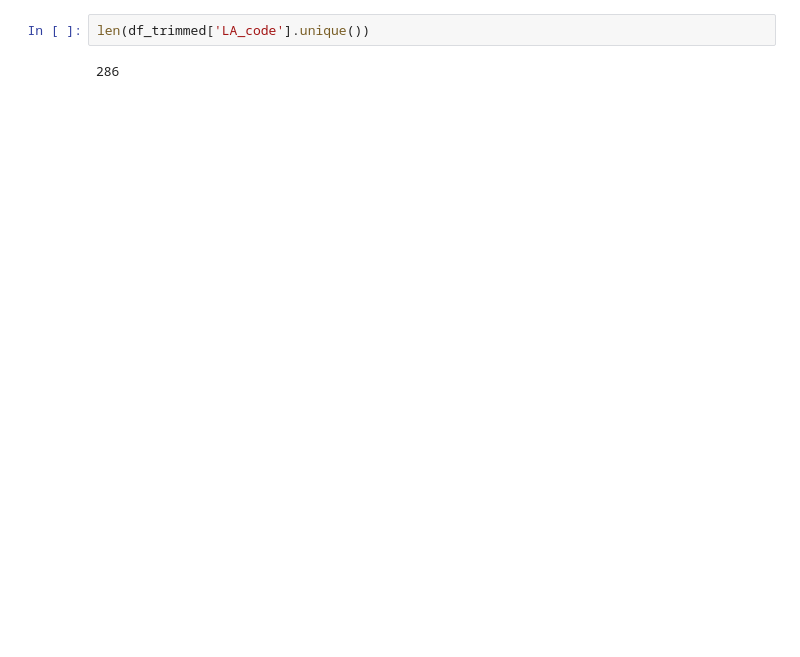
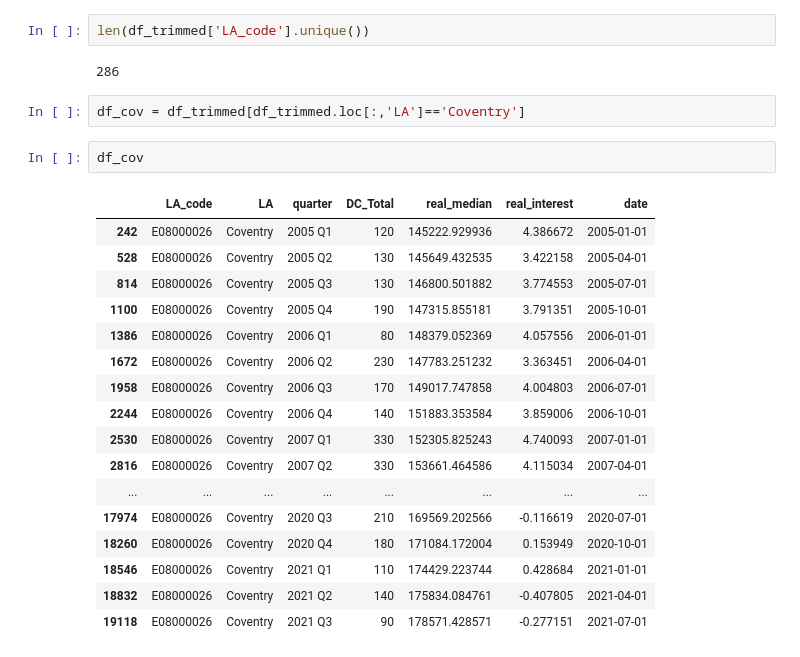
Before and after one commit to potato-bit/RA, a Jupyter notebook: combined.ipynb, the cells around one changed output. Cells and saved outputs as stored; diff of their text form; blank space fills up the shorter version.

```diff
--- a/combined.ipynb
+++ b/combined.ipynb
@@ -154,3 +166,25 @@ df_trimmed.shape
 len(df_trimmed['LA_code'].unique())
 # %% [output]
 286
+# %%
+df_cov = df_trimmed[df_trimmed.loc[:,'LA']=='Coventry']
+# %%
+df_cov
+# %% [output]
+|  | LA_code | LA | quarter | DC_Total | real_median | real_interest | date |
+| 242 | E08000026 | Coventry | 2005 Q1 | 120 | 145222.929936 | 4.386672 | 2005-01-01 |
+| 528 | E08000026 | Coventry | 2005 Q2 | 130 | 145649.432535 | 3.422158 | 2005-04-01 |
+| 814 | E08000026 | Coventry | 2005 Q3 | 130 | 146800.501882 | 3.774553 | 2005-07-01 |
+| 1100 | E08000026 | Coventry | 2005 Q4 | 190 | 147315.855181 | 3.791351 | 2005-10-01 |
+| 1386 | E08000026 | Coventry | 2006 Q1 | 80 | 148379.052369 | 4.057556 | 2006-01-01 |
+| 1672 | E08000026 | Coventry | 2006 Q2 | 230 | 147783.251232 | 3.363451 | 2006-04-01 |
+| 1958 | E08000026 | Coventry | 2006 Q3 | 170 | 149017.747858 | 4.004803 | 2006-07-01 |
+| 2244 | E08000026 | Coventry | 2006 Q4 | 140 | 151883.353584 | 3.859006 | 2006-10-01 |
+| 2530 | E08000026 | Coventry | 2007 Q1 | 330 | 152305.825243 | 4.740093 | 2007-01-01 |
+| 2816 | E08000026 | Coventry | 2007 Q2 | 330 | 153661.464586 | 4.115034 | 2007-04-01 |
+| ... | ... | ... | ... | ... | ... | ... | ... |
+| 17974 | E08000026 | Coventry | 2020 Q3 | 210 | 169569.202566 | -0.116619 | 2020-07-01 |
+| 18260 | E08000026 | Coventry | 2020 Q4 | 180 | 171084.172004 | 0.153949 | 2020-10-01 |
+| 18546 | E08000026 | Coventry | 2021 Q1 | 110 | 174429.223744 | 0.428684 | 2021-01-01 |
+| 18832 | E08000026 | Coventry | 2021 Q2 | 140 | 175834.084761 | -0.407805 | 2021-04-01 |
+| 19118 | E08000026 | Coventry | 2021 Q3 | 90 | 178571.428571 | -0.277151 | 2021-07-01 |
```
Also changed, not shown: parts of 6 cells of this notebook, 1 other file.
